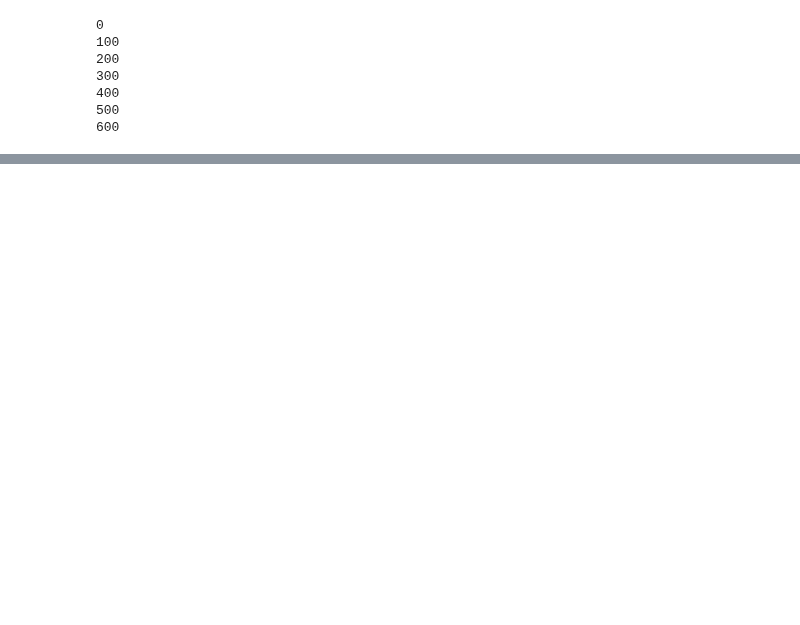
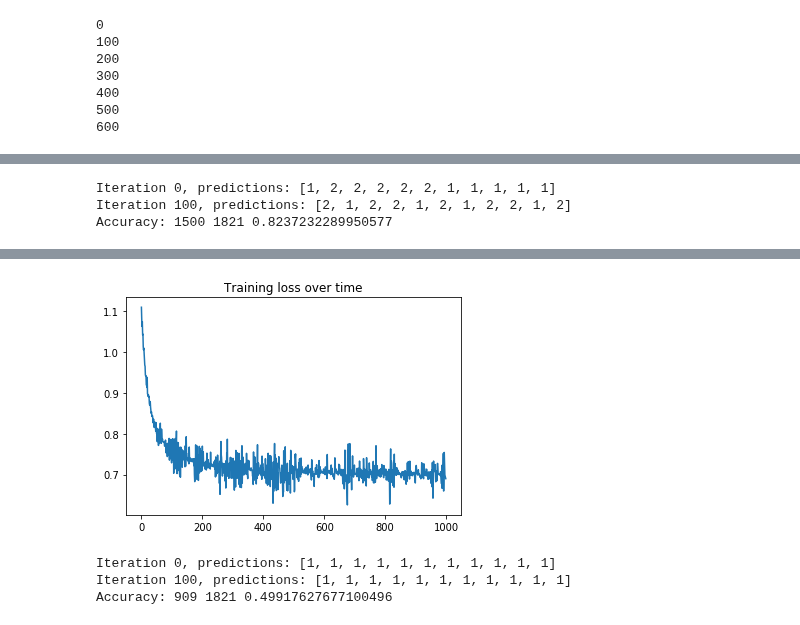
Before and after one commit to emptycrown/cs287-nlp, a Jupyter notebook: hw1/HW1-models-Jesse.ipynb, the cells around one changed output, grey strips where cells are left out. Drawn from its saved outputs; the diff is of its cells as text; code cells hidden in the pictures; blank space fills up the shorter version.

```diff
--- a/hw1/HW1-models-Jesse.ipynb
+++ b/hw1/HW1-models-Jesse.ipynb
@@ -157,0 +158,7 @@ class CBOW(nn.Module):
+# %%
+evaluator = TextEvaluator(model)
+evaluator.score(test_iter)
+# %% [output]
+Iteration 0, predictions: [1, 2, 2, 2, 2, 2, 1, 1, 1, 1, 1]
+Iteration 100, predictions: [2, 1, 2, 2, 1, 2, 1, 2, 2, 1, 2]
+Accuracy: 1500 1821 0.8237232289950577
@@ -157,0 +275,5 @@ class CBOW(nn.Module):
+# %%
+model = CNN(TEXT, LABEL)
+trainer = TextTrainer(TEXT, LABEL, model)
+trainer.train(train_iter)
+# %% [output]
@@ -157,0 +291,8 @@ class CBOW(nn.Module):
+[figure, added]
+# %%
+evaluator = TextEvaluator(model)
+evaluator.score(test_iter)
+# %% [output]
+Iteration 0, predictions: [1, 1, 1, 1, 1, 1, 1, 1, 1, 1, 1]
+Iteration 100, predictions: [1, 1, 1, 1, 1, 1, 1, 1, 1, 1, 1]
+Accuracy: 909 1821 0.49917627677100496
```
Also changed, not shown: parts of 11 cells of this notebook, 3 other files.
